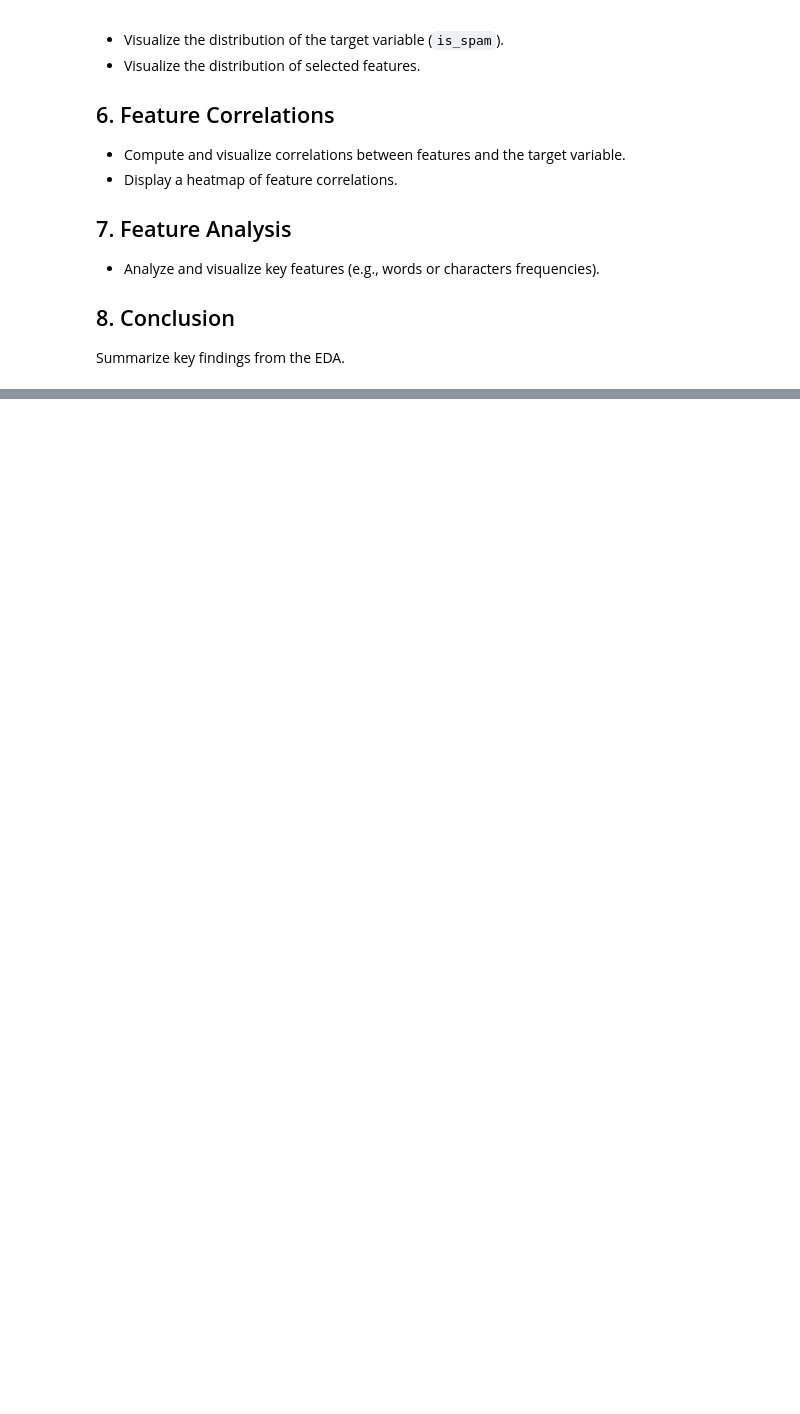
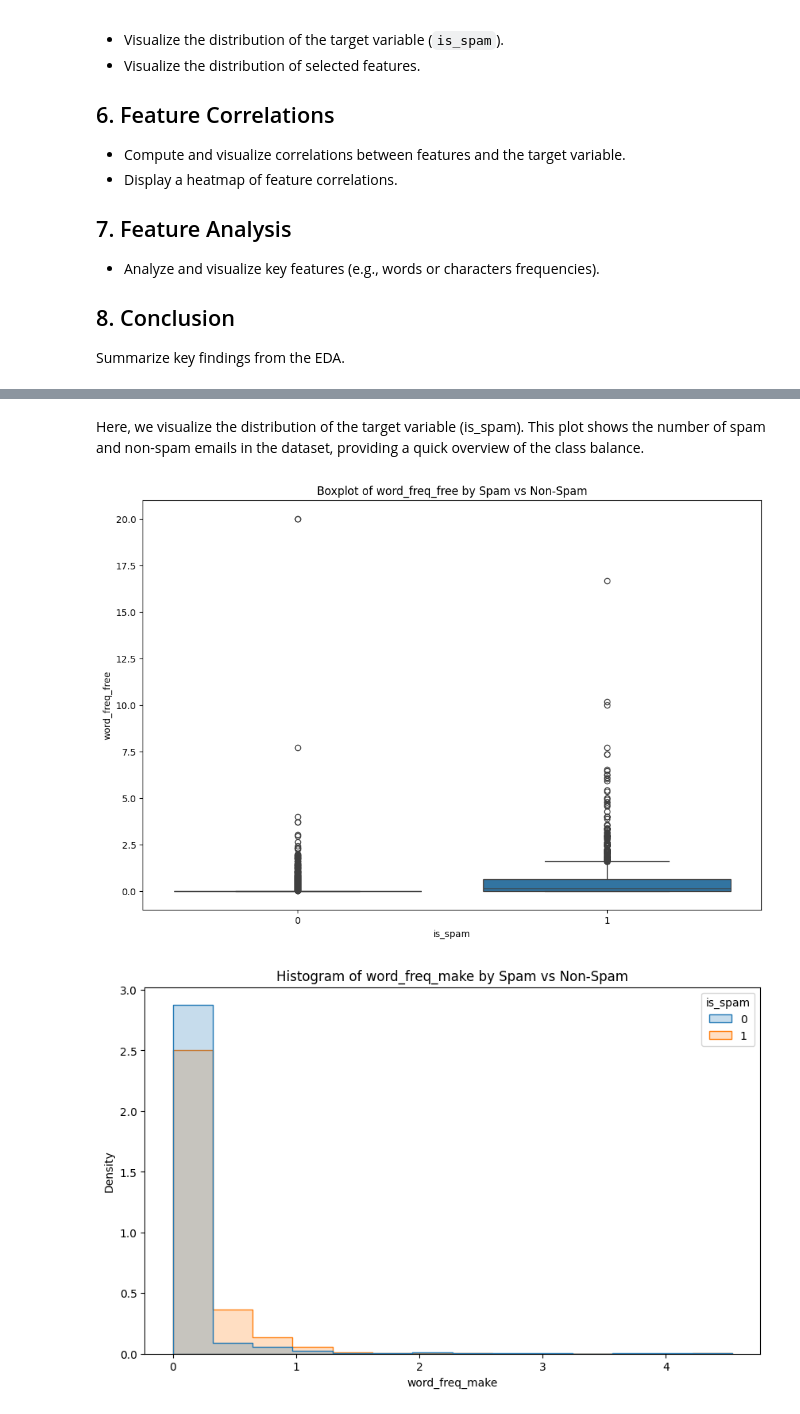
Before and after one commit to touro3/SPAM-OR-NOT, a Jupyter notebook: NOTEBOOKS/exploratory_data_analysis.ipynb, the cells around one changed output, grey strips where cells are left out. Drawn from its saved outputs; the diff is of its cells as text; code cells hidden in the pictures; blank space fills up the shorter version.

```diff
--- a/NOTEBOOKS/exploratory_data_analysis.ipynb
+++ b/NOTEBOOKS/exploratory_data_analysis.ipynb
@@ -188,0 +112,30 @@ Best Score: 0.9518633540372671
+# %% [markdown]
+Here, we visualize the distribution of the target variable (is_spam). This plot shows the number of spam and non-spam emails in the dataset, providing a quick overview of the class balance.
+# %%
+# Plot distributions for top 5 word frequency features
+features_to_plot = ['word_freq_make', 'word_freq_address', 'word_freq_all', 'word_freq_3d', 'word_freq_our']
+
+plt.figure(figsize=(12, 8))
+sns.boxplot(x='is_spam', y='word_freq_free', data=df)
+plt.title('Boxplot of word_freq_free by Spam vs Non-Spam')
+plt.show()
+
+for feature in features_to_plot:
+    # Plot histogram for each feature
+    plt.figure(figsize=(10, 6))
+    sns.histplot(df, x=feature, hue='is_spam', element='step', stat='density', common_norm=False)
+    plt.title(f'Histogram of {feature} by Spam vs Non-Spam')
+    plt.xlabel(feature)
+    plt.ylabel('Density')
+    plt.show()
+
+    # Plot KDE plot for each feature
+    plt.figure(figsize=(10, 6))
+    sns.kdeplot(data=df, x=feature, hue='is_spam', fill=True)
+    plt.title(f'KDE Plot of {feature} by Spam vs Non-Spam')
+    plt.xlabel(feature)
+    plt.ylabel('Density')
+    plt.show()
+# %% [output]
+[figure, added]
+[figure, added]
```
Also changed, not shown: parts of 19 cells of this notebook, 1 other file.
